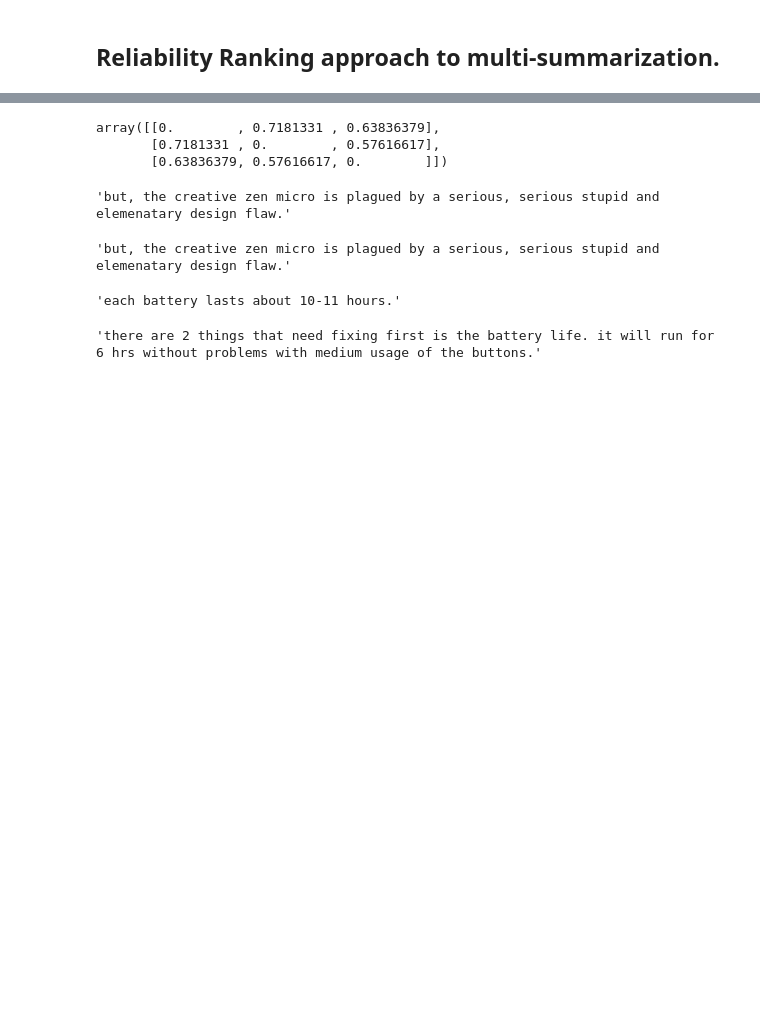
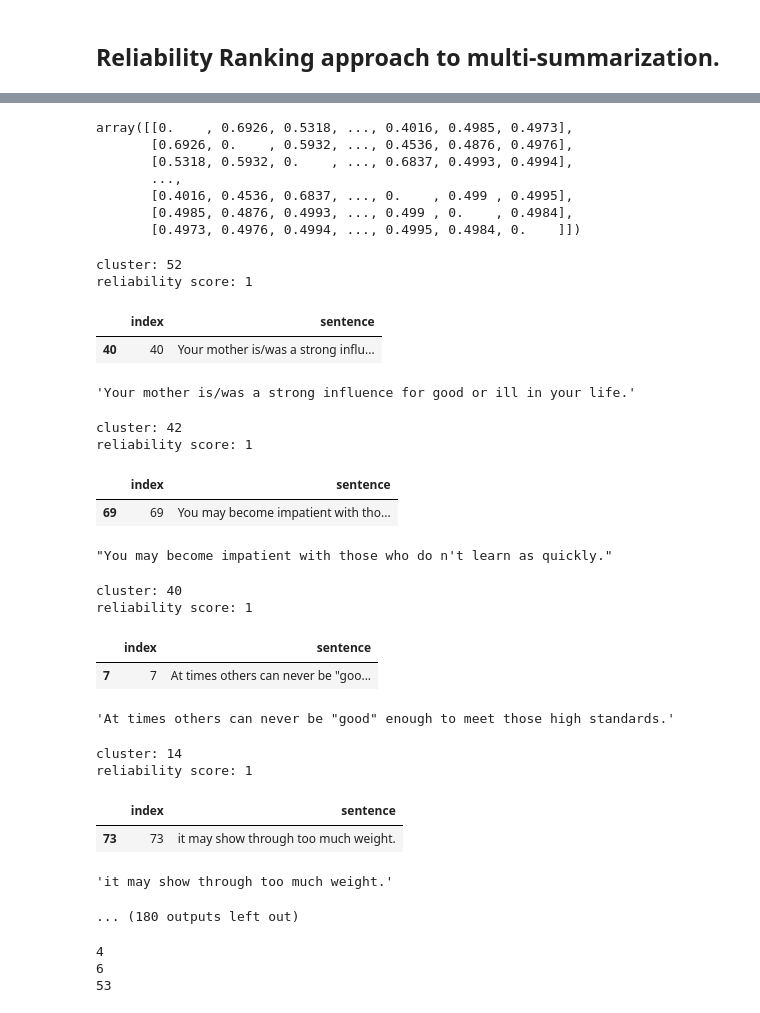
Before and after one commit to llmhyy/comments_summarization, a Jupyter notebook: src/Main.ipynb, the cells around one changed output, grey strips where cells are left out. Saved outputs shown, nothing was run; the diff lists cells and outputs as text; code cells hidden in the pictures; blank space fills up the shorter version.

```diff
--- a/src/Main.ipynb
+++ b/src/Main.ipynb
@@ -435,16 +428,16 @@ write_dot(G, path)
 
 import numpy as np
 # load indexed sentences:
-sents_df = pd.read_csv("../data/test3/MP3Player.csv")
+sents_df = pd.read_csv("../data/astro0_decomposed_roberta/indexedSentences.csv")
 
 # load intersentence pairwise distance matrix.
-intersentence = pd.read_csv("../data/test3/pairwiseMatrix.csv")
+intersentence = pd.read_csv("../data/astro0_decomposed_roberta/pairwiseMatrix.csv")
 
 # load intercluster pairwise distance matrix.
-intercluster_dists = np.loadtxt("../data/test3/clusterDistances.csv", delimiter=",")
+intercluster_dists = np.loadtxt("../data/test1/clusterDistances.csv", delimiter=",")
 
 # load clusters.
-with open("../data/test3/clusters.json") as fp:
+with open("../data/test1/clusters.json") as fp:
     clusters_dict = json.load(fp)
 
     print("loaded data from disk.")
@@ -736,9 +506,13 @@ print(sorted_clust)
 # %%
 intercluster_dists
 # %% [output]
-array([[0.        , 0.7181331 , 0.63836379],
-       [0.7181331 , 0.        , 0.57616617],
-       [0.63836379, 0.57616617, 0.        ]])
+array([[0.    , 0.6926, 0.5318, ..., 0.4016, 0.4985, 0.4973],
+       [0.6926, 0.    , 0.5932, ..., 0.4536, 0.4876, 0.4976],
+       [0.5318, 0.5932, 0.    , ..., 0.6837, 0.4993, 0.4994],
+       ...,
+       [0.4016, 0.4536, 0.6837, ..., 0.    , 0.499 , 0.4995],
+       [0.4985, 0.4876, 0.4993, ..., 0.499 , 0.    , 0.4984],
+       [0.4973, 0.4976, 0.4994, ..., 0.4995, 0.4984, 0.    ]])
 # %%
 from lexrank.lexrank import LexRank
 from lexrank.lexrank import degree_centrality_scores
@@ -753,15 +530,32 @@ def choose_salient(dis_mat, sorted_clust):
     return sorted_clust[np.argmax(scores)]
-# %%
-sents_df.iloc[choose_salient(mat, sorted_clust)]['sentence']
-# %% [output]
-'but, the creative zen micro is plagued by a serious, serious stupid and elemenatary design flaw.'
-# %%
-# find top/representative sentence of each cluster.
-top_sentences = dict()
-for clust_idx, clust in clusters_dict.items():
-    intraclust, sorted_clust = intra_clust_dis_mat(clust, dist_mat)
-    display(sents_df.iloc[choose_salient(intraclust, sorted_clust)]['sentence'])
-# %% [output]
-'but, the creative zen micro is plagued by a serious, serious stupid and elemenatary design flaw.'
-'each battery lasts about 10-11 hours.'
-'there are 2 things that need fixing first is the battery life. it will run for 6 hrs without problems with medium usage of the buttons.'
+# %%
+# print out clusters and most salient sentences for each cluster, in descending order of "reliability".
+for score, idx in sorted(scores, reverse=True):
+    print(f"cluster: {idx}")
+    print(f"reliability score: {score}")
+    display(sents_df.iloc[clusters_dict[str(idx)]])
+    intraclust, sorted_clust = intra_clust_dis_mat(clusters_dict[str(idx)], dist_mat)
+    display(sents_df.iloc[choose_salient(intraclust, sorted_clust)]['sentence'])
+    print()
+# %% [output]
+cluster: 52
+reliability score: 1
+|  | index | sentence |
+| 40 | 40 | Your mother is/was a strong influ... |
+'Your mother is/was a strong influence for good or ill in your life.'
+cluster: 42
+reliability score: 1
+|  | index | sentence |
+| 69 | 69 | You may become impatient with tho... |
+"You may become impatient with those who do n't learn as quickly."
+cluster: 40
+reliability score: 1
+|  | index | sentence |
+| 7 | 7 | At times others can never be "goo... |
+'At times others can never be "good" enough to meet those high standards.'
+cluster: 14
+reliability score: 1
+|  | index | sentence |
+| 73 | 73 | it may show through too much weight. |
+'it may show through too much weight.'
+... (180 outputs left out)
@@ -767,0 +627,9 @@ for clust_idx, clust in clusters_dict.items():
+# %%
+summaries = summarize(clusters_dict, intercluster_dists, sents_df, dist_mat)
+print(len(summaries[0]))
+print(len(summaries[1]))
+print(len(summaries[2]))
+# %% [output]
+4
+6
+53
```
Also changed, not shown: parts of 32 cells of this notebook.
